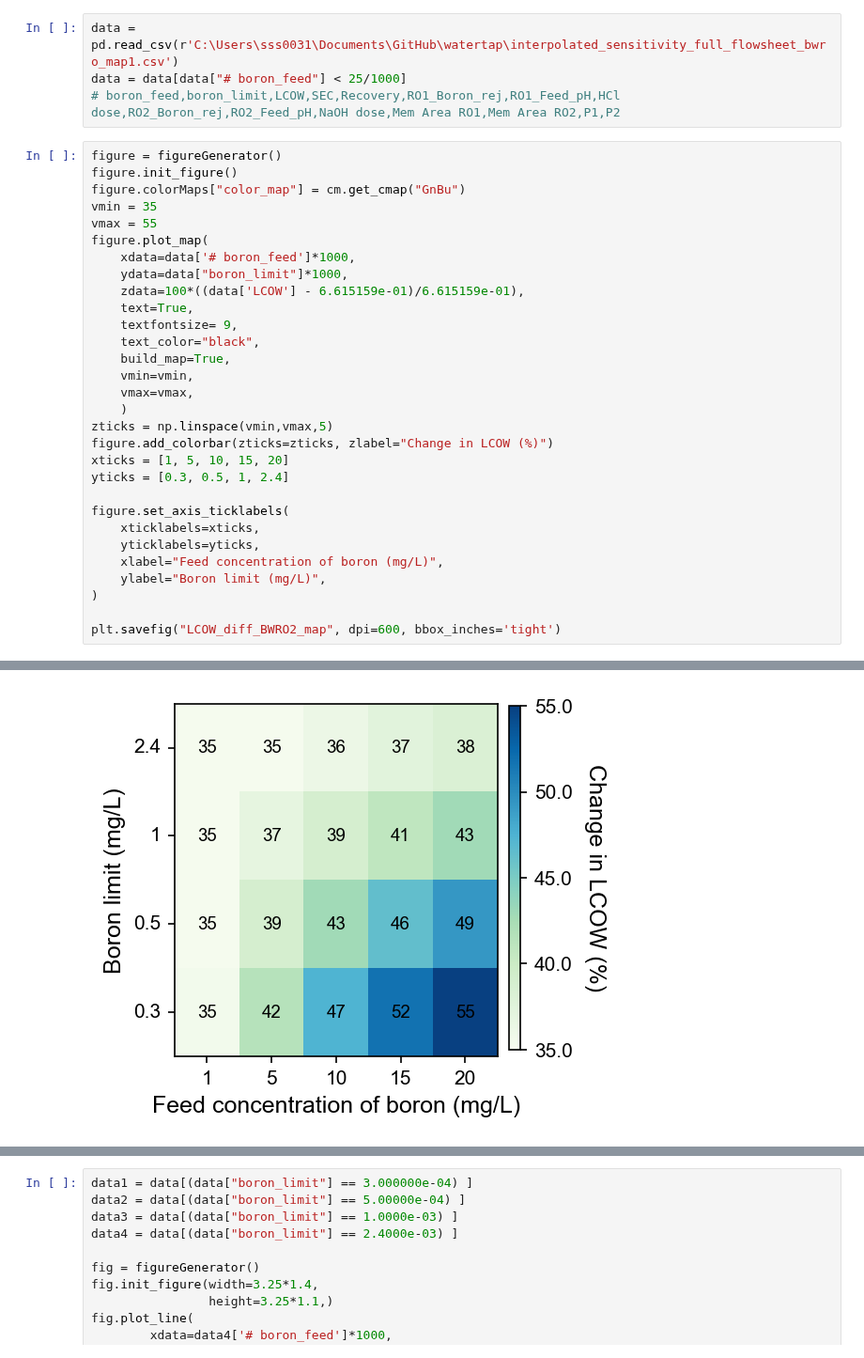
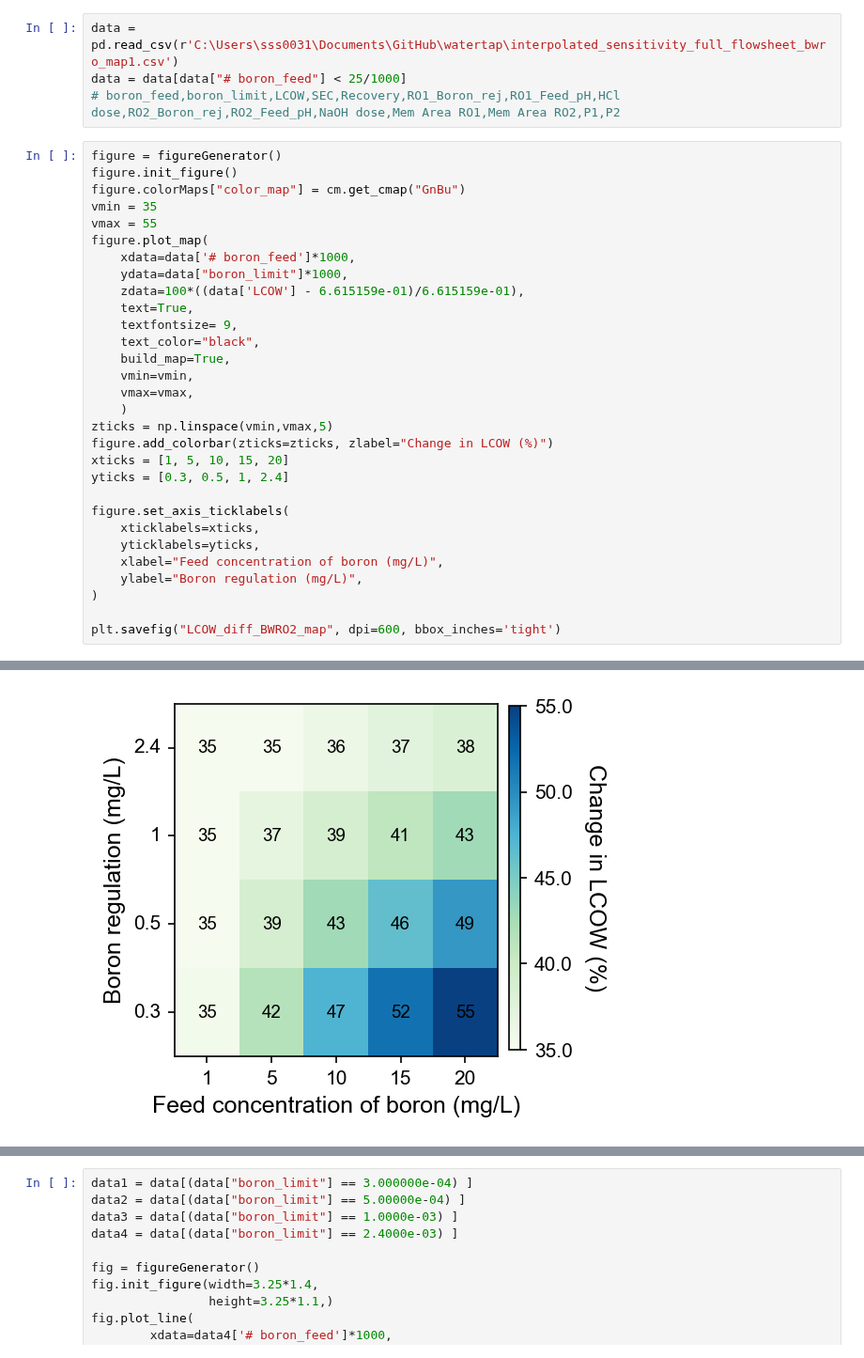
Before and after one commit to savannahsakhai/watertap, a Jupyter notebook: watertap/examples/flowsheets/boron_removal/sweep_plots.ipynb, the cells around one changed output, grey strips where cells are left out. Shown at 94% size. Saved outputs shown, nothing was run; the diff lists cells and outputs as text.

Commit message:
add additional figure

```diff
--- a/watertap/examples/flowsheets/boron_removal/sweep_plots.ipynb
+++ b/watertap/examples/flowsheets/boron_removal/sweep_plots.ipynb
@@ -75,32 +75,32 @@ figure.plot_map(
 zticks = np.linspace(vmin,vmax,5)
 figure.add_colorbar(zticks=zticks, zlabel="Change in LCOW (%)")
 xticks = [1, 5, 10, 15, 20]
 yticks = [0.3, 0.5, 1, 2.4]
 
 figure.set_axis_ticklabels(
     xticklabels=xticks,
     yticklabels=yticks,
     xlabel="Feed concentration of boron (mg/L)",
-    ylabel="Boron limit (mg/L)",
+    ylabel="Boron regulation (mg/L)",
 )
 
 plt.savefig("LCOW_diff_BWRO2_map", dpi=600, bbox_inches='tight')
 # %% [output]
 (20,)
 [ 1.  5. 10. 15. 20.] [0.3 0.5 1.  2.4]
 [0] [0] 35.47376563435588 1.0 0.3
 [0] [1] 35.23292486242582 1.0 0.5
 [0] [2] 35.23292486242582 1.0 1.0
 [0] [3] 35.23292486242582 1.0 2.4
 [1] [0] 41.5537555484305 5.0 0.3
 [1] [1] 38.8710082403159 5.0 0.5
 [1] [2] 36.820188297817175 5.0 1.0
 [1] [3] 35.23292486242582 5.0 2.4
 [2] [0] 47.37949609374467 10.0 0.3
 [2] [1] 42.84927996439693 10.0 0.5
 ... (34 lines left out)
 [ 1.  5. 10. 15. 20.] [0, 1, 2, 3, 4] interp
 [0. 1. 2. 3. 4.]
 [0.3 0.5 1.  2.4] [0, 1, 2, 3] interp
 tiks [0. 1. 2. 3.]
-[figure, old version]
+[figure, new version]
```
Also changed, not shown: parts of 1 cell of this notebook, 2 other files.
